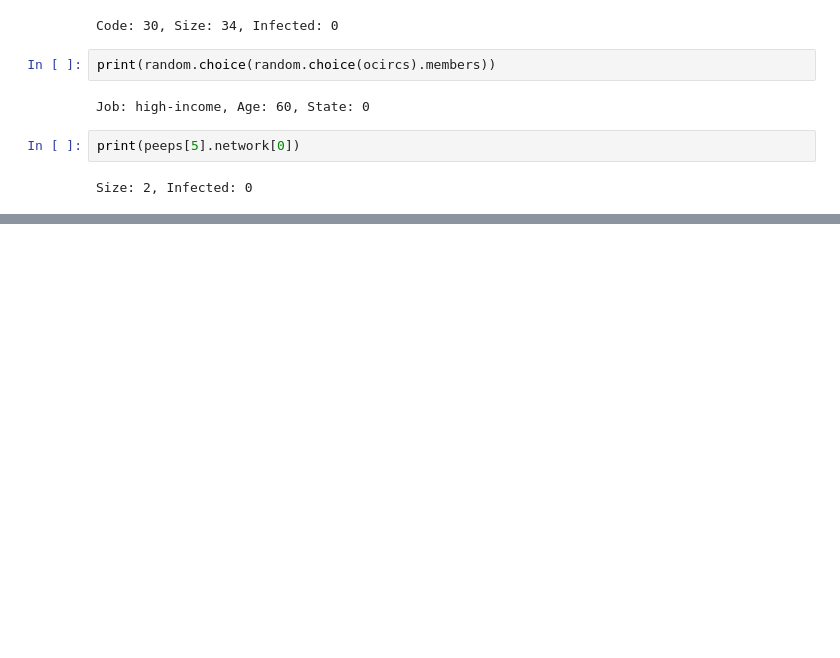
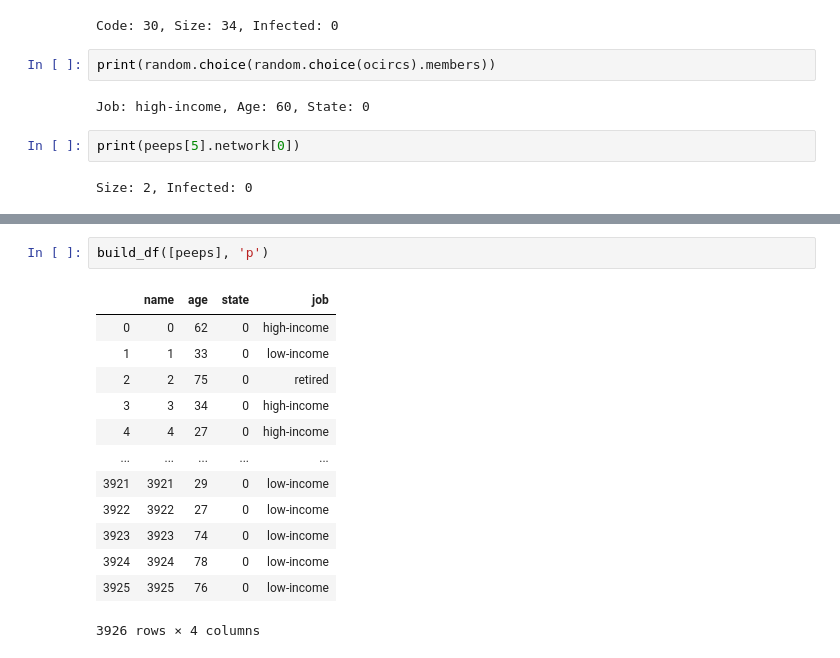
Before and after one commit to Eddie-MG/covid-transmission, a Jupyter notebook: covid-19-transmission.ipynb, the cells around one changed output, grey strips where cells are left out. Saved outputs shown, nothing was run; the diff lists cells and outputs as text; blank space fills up the shorter version.

```diff
--- a/covid-19-transmission.ipynb
+++ b/covid-19-transmission.ipynb
@@ -184,0 +262,16 @@ Size: 2, Infected: 0
+# %%
+build_df([peeps], 'p')
+# %% [output]
+|  | name | age | state | job |
+| 0 | 0 | 62 | 0 | high-income |
+| 1 | 1 | 33 | 0 | low-income |
+| 2 | 2 | 75 | 0 | retired |
+| 3 | 3 | 34 | 0 | high-income |
+| 4 | 4 | 27 | 0 | high-income |
+| ... | ... | ... | ... | ... |
+| 3921 | 3921 | 29 | 0 | low-income |
+| 3922 | 3922 | 27 | 0 | low-income |
+| 3923 | 3923 | 74 | 0 | low-income |
+| 3924 | 3924 | 78 | 0 | low-income |
+| 3925 | 3925 | 76 | 0 | low-income |
+3926 rows × 4 columns
```
Also changed, not shown: parts of 14 cells of this notebook.
